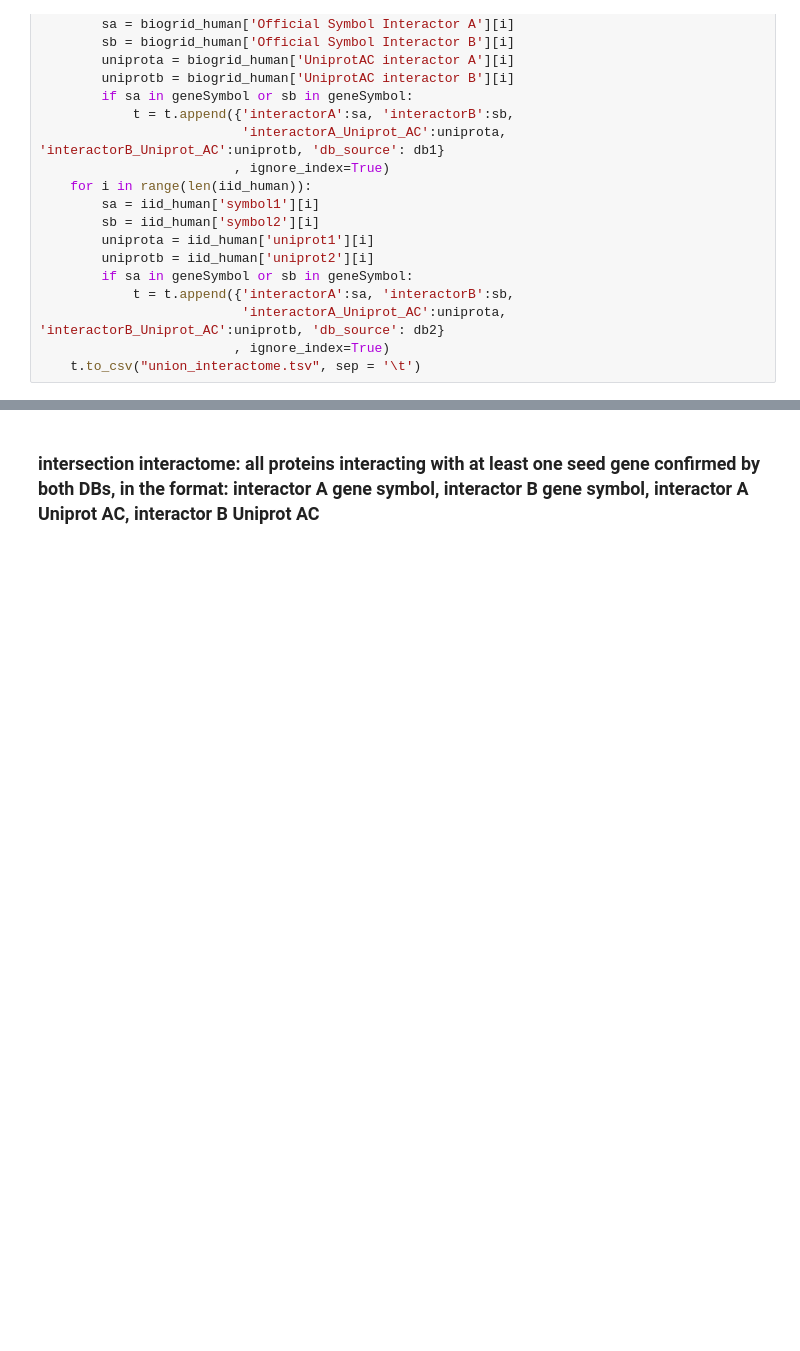
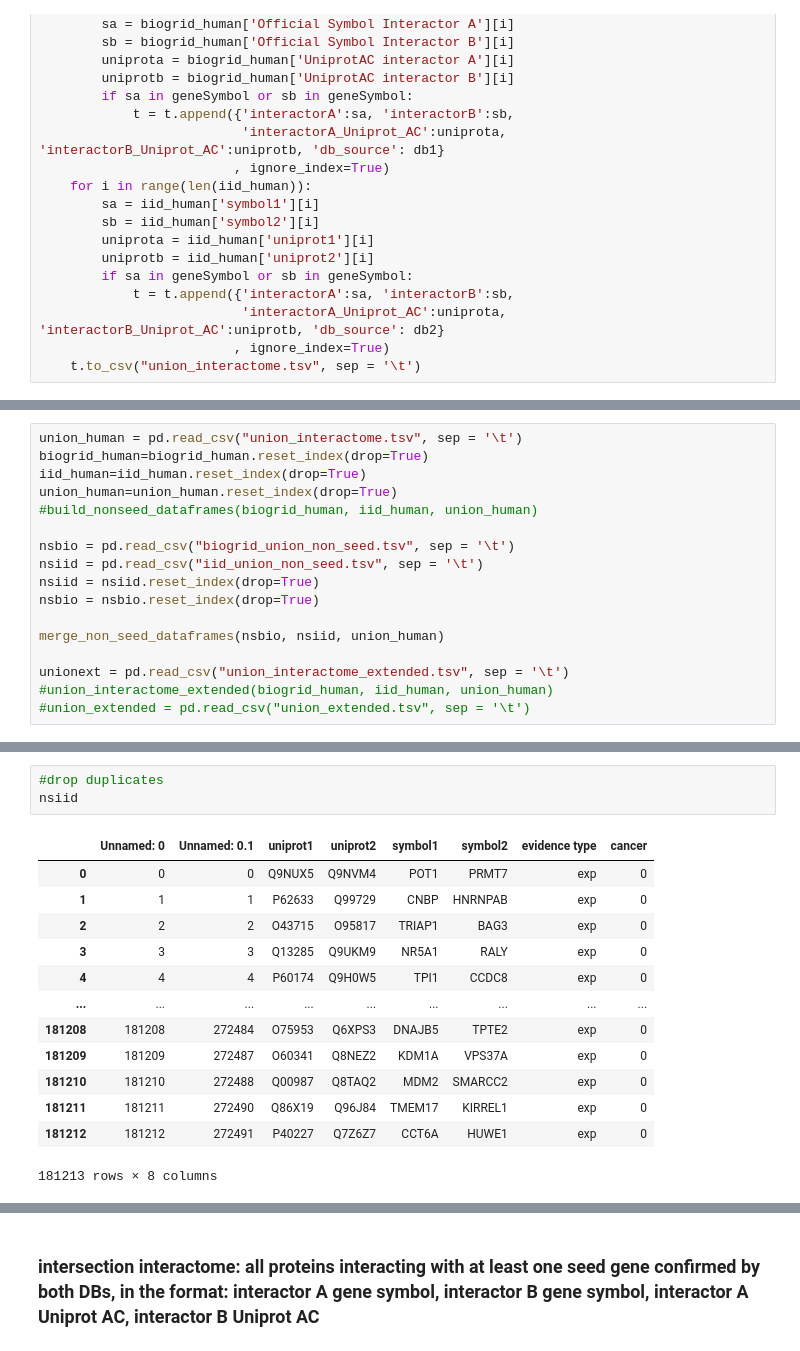
Before and after one commit to giuliacassara/Malignant-Mesothelioma, a Jupyter notebook: Analysis.ipynb, the cells around one changed output, grey strips where cells are left out. Saved outputs shown, nothing was run; the diff lists cells and outputs as text; blank space fills up the shorter version.

Commit message:
maybe done union extended

```diff
--- a/Analysis.ipynb
+++ b/Analysis.ipynb
@@ -452,0 +668,17 @@ build_union_interactome(biogrid_human, iid_human)
+# %%
+union_human = pd.read_csv("union_interactome.tsv", sep = '\t')
+biogrid_human=biogrid_human.reset_index(drop=True)
+iid_human=iid_human.reset_index(drop=True)
+union_human=union_human.reset_index(drop=True)
+#build_nonseed_dataframes(biogrid_human, iid_human, union_human)
+
+nsbio = pd.read_csv("biogrid_union_non_seed.tsv", sep = '\t')
+nsiid = pd.read_csv("iid_union_non_seed.tsv", sep = '\t')
+nsiid = nsiid.reset_index(drop=True)
+nsbio = nsbio.reset_index(drop=True)
+
+merge_non_seed_dataframes(nsbio, nsiid, union_human)
+
+unionext = pd.read_csv("union_interactome_extended.tsv", sep = '\t')
+#union_interactome_extended(biogrid_human, iid_human, union_human)
+#union_extended = pd.read_csv("union_extended.tsv", sep = '\t')
@@ -453,2 +702,19 @@ build_union_interactome(biogrid_human, iid_human)
+# %%
+#drop duplicates
+nsiid
+# %% [output]
+|  | Unnamed: 0 | Unnamed: 0.1 | uniprot1 | uniprot2 | symbol1 | symbol2 | evidence type | cancer |
+| 0 | 0 | 0 | Q9NUX5 | Q9NVM4 | POT1 | PRMT7 | exp | 0 |
+| 1 | 1 | 1 | P62633 | Q99729 | CNBP | HNRNPAB | exp | 0 |
+| 2 | 2 | 2 | O43715 | O95817 | TRIAP1 | BAG3 | exp | 0 |
+| 3 | 3 | 3 | Q13285 | Q9UKM9 | NR5A1 | RALY | exp | 0 |
+| 4 | 4 | 4 | P60174 | Q9H0W5 | TPI1 | CCDC8 | exp | 0 |
+| ... | ... | ... | ... | ... | ... | ... | ... | ... |
+| 181208 | 181208 | 272484 | O75953 | Q6XPS3 | DNAJB5 | TPTE2 | exp | 0 |
+| 181209 | 181209 | 272487 | O60341 | Q8NEZ2 | KDM1A | VPS37A | exp | 0 |
+| 181210 | 181210 | 272488 | Q00987 | Q8TAQ2 | MDM2 | SMARCC2 | exp | 0 |
+| 181211 | 181211 | 272490 | Q86X19 | Q96J84 | TMEM17 | KIRREL1 | exp | 0 |
+| 181212 | 181212 | 272491 | P40227 | Q7Z6Z7 | CCT6A | HUWE1 | exp | 0 |
+181213 rows × 8 columns
 # %%
 unionint = pd.read_csv("union_interactome.tsv", sep = '\t')
```
Also changed, not shown: parts of 24 cells of this notebook.
